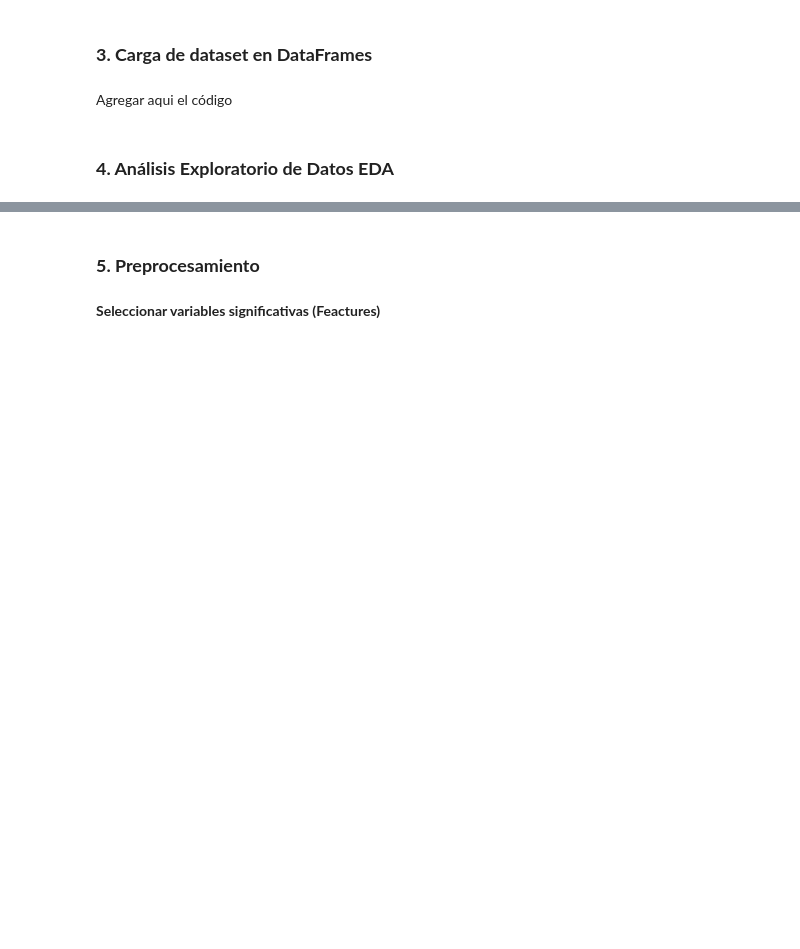
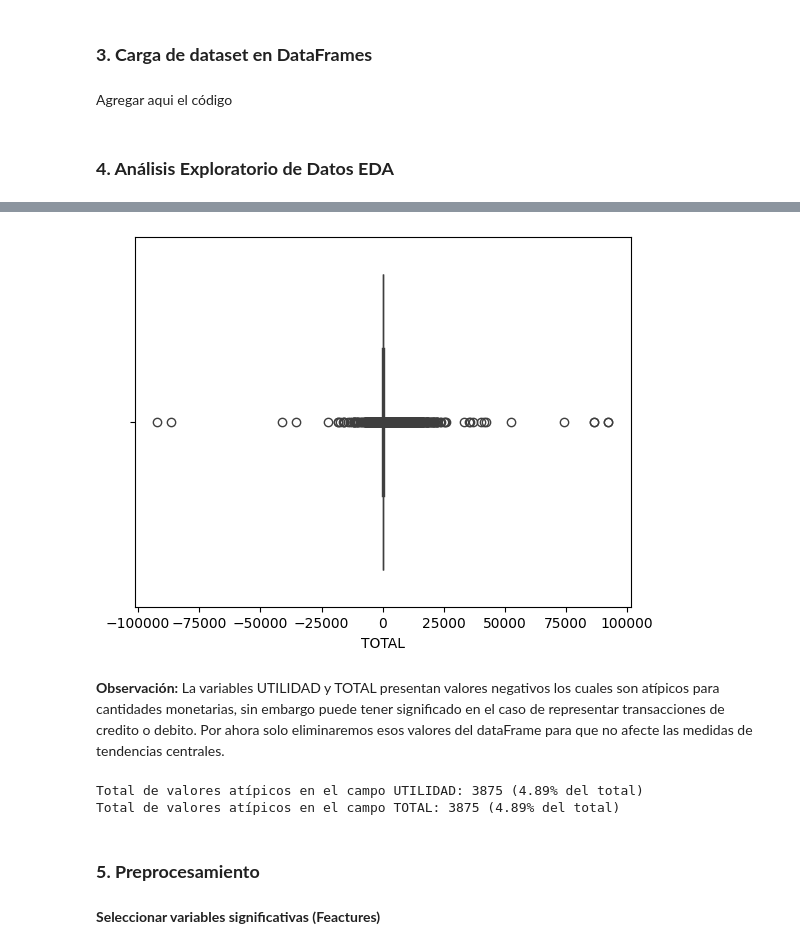
Before and after one commit to JuanPerezMolina/machine_learning_analisis_ventas_cohortes, a Jupyter notebook: 240315-1_machine_learning_analisis_ventas_cohortes.ipynb, the cells around one changed output, grey strips where cells are left out. Saved outputs shown, nothing was run; the diff lists cells and outputs as text; code cells hidden in the pictures; blank space fills up the shorter version.

```diff
--- a/240315-1_machine_learning_analisis_ventas_cohortes.ipynb
+++ b/240315-1_machine_learning_analisis_ventas_cohortes.ipynb
@@ -48,3 +181,22 @@ Agregar aqui el código
+# %%
+#Campos con valores atípicos:
+sns.boxplot(x = 'TOTAL',  data= ventas_df )
+plt.show()
+# %% [output]
+[figure, added]
+# %% [markdown]
+**Observación:** La variables UTILIDAD y TOTAL presentan valores negativos los cuales son atípicos para cantidades monetarias, sin embargo puede tener significado en el caso de representar transacciones de credito o debito. Por ahora solo eliminaremos esos valores del dataFrame para que no afecte las medidas de tendencias centrales.
+# %%
+# Pero antes verifiquemos que tantos valores atípicos hay en dichos campos:
+atipicos_utilidad = (ventas_df['UTILIDAD'] < 0).sum()
+porcentaje_utilidad = round((atipicos_utilidad / len(ventas_df))*100, 2)
+atipicos_total = (ventas_df['UTILIDAD'] < 0).sum()
+porcentaje_total = round((atipicos_total / len(ventas_df))*100,2)
+print("Total de valores atípicos en el campo UTILIDAD: {} ({}% del total)".format(atipicos_utilidad,porcentaje_utilidad))
+print("Total de valores atípicos en el campo TOTAL: {} ({}% del total)".format(atipicos_total,porcentaje_total))
+# %% [output]
+Total de valores atípicos en el campo UTILIDAD: 3875 (4.89% del total)
+Total de valores atípicos en el campo TOTAL: 3875 (4.89% del total)
 # %% [markdown]
 ### **5. Preprocesamiento**
 # %% [markdown]
```
Also changed, not shown: parts of 33 cells of this notebook, 3 other files.
